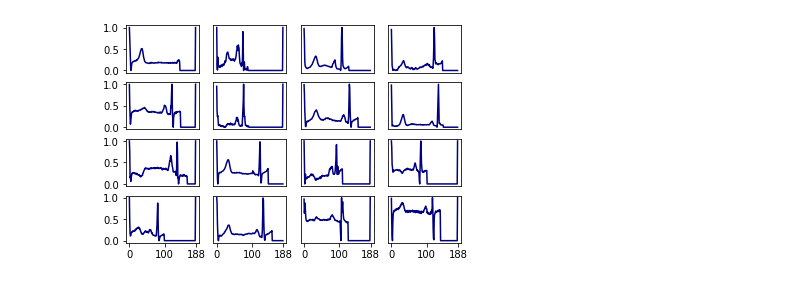
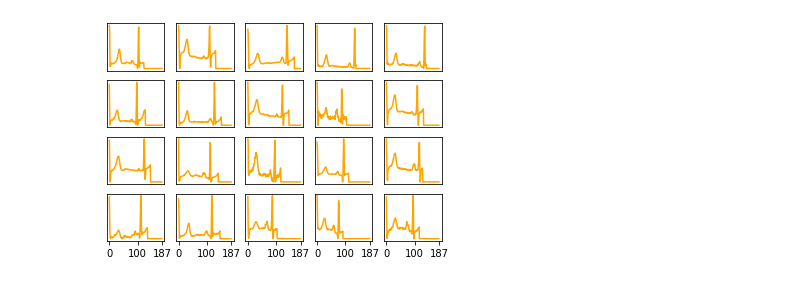
Before and after one commit to nkdnnlr/ECG-Heartbeat-Classification, a Jupyter notebook: ECG_Heartbeat_Classification/data_exploration_ptbdb.ipynb, the cells around one changed output. Saved outputs shown, nothing was run; the diff lists cells and outputs as text; code cells hidden in the pictures.

```diff
--- a/ECG_Heartbeat_Classification/data_exploration_ptbdb.ipynb
+++ b/ECG_Heartbeat_Classification/data_exploration_ptbdb.ipynb
@@ -43,14 +49,15 @@ max        1.000000
 # %%
-fig, axes = plt.subplots(nrows=4, ncols=4)
+fig, axes = plt.subplots(nrows=4, ncols=5)
 
 for i, ax in enumerate(fig.axes):
-    df_train.iloc[i,:].plot(ax=ax, color='navy')
+    df1.iloc[i,0:187].plot(ax=ax, color='orange')
     ax.set_xticks([])
     ax.set_yticks([])
-for i in [0, 4, 8, 12]:
-    fig.axes[i].set_yticks([0, 0.5, 1])
-for i in [12, 13, 14, 15]:
-    fig.axes[i].set_xticks([0, 100, 188])
+# for i in [0, 5, 10, 15]:
+#     fig.axes[i].set_yticks([0, 0.5, 1])
+for i in [15, 16, 17, 18, 19]:
+    fig.axes[i].set_xticks([0, 100, 187])
+plt.savefig('ptbdb_samples1.svg')
 plt.show()
 # %% [output]
-[figure, old version]
+[figure, new version]
```
Also changed, not shown: parts of 13 cells of this notebook, 1 other file.
